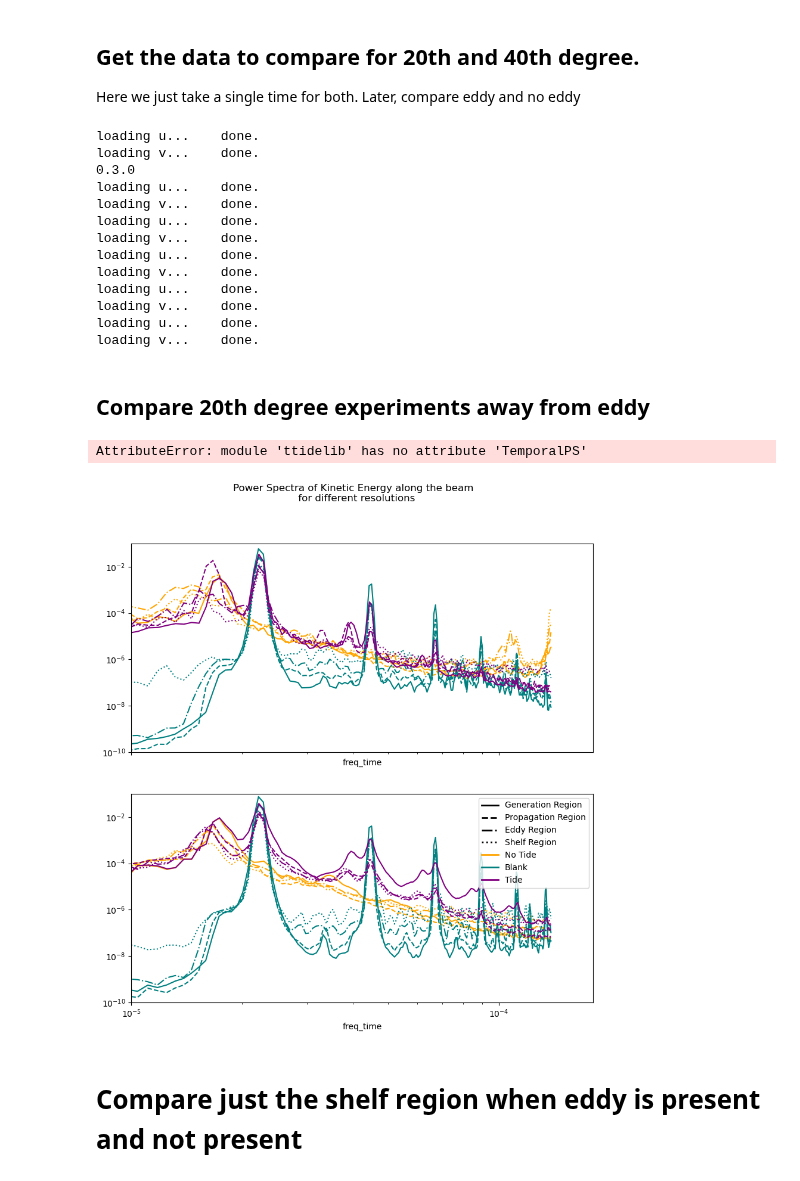
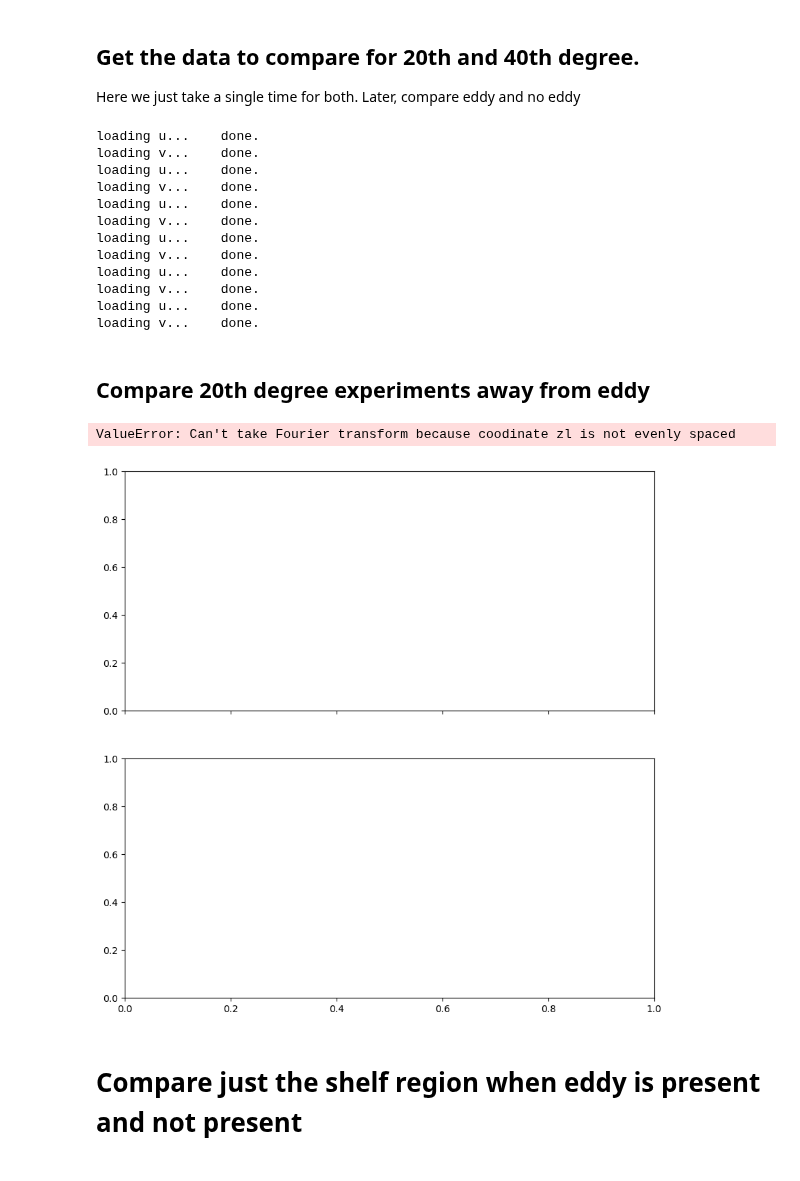
Before and after one commit to ashjbarnes/tasman-tides, a Jupyter notebook: notebooks/analysis/plot vertical spectra.ipynb, the cells around one changed output. Cells and saved outputs as stored; diff of their text form; code cells hidden in the pictures.

```diff
--- a/notebooks/analysis/plot vertical spectra.ipynb
+++ b/notebooks/analysis/plot vertical spectra.ipynb
@@ -85,13 +72,10 @@ ToCompare40 = {
         "time":20000
     }
 }
-
-data_20 = tt.FetchForKEPS(ToCompare20)
-data_40 = tt.FetchForKEPS(ToCompare40)
+## Makes dictionaries of all of the data needed to make overlaid spectral plots
+data_20 = tt.FetchForKEPS(ToCompare20,chunks = {"time":10,"zl":-1})
+data_40 = tt.FetchForKEPS(ToCompare40,chunks = {"time":10,"zl":-1})
 # %% [output]
-loading u...    done.
-loading v...    done.
-0.3.0
 loading u...    done.
 loading v...    done.
 loading u...    done.
@@ -102,43 +86,53 @@ loading u...    done.
 loading v...    done.
 loading u...    done.
 loading v...    done.
+loading u...    done.
+loading v...    done.
 # %% [markdown]
 ## Compare 20th degree experiments away from eddy
 # %%
 fig,ax = plt.subplots(2,1,figsize = (10,10),sharex=True)
 from matplotlib.lines import Line2D
 
 cmap = plt.get_cmap('Dark2')
 colours = ["orange","teal","purple"]
 
 legend_elements = [
     Line2D([0], [0], color="black", lw=2, label='Generation Region'),
     Line2D([0], [0], color="black", linestyle="dashed",lw=2, label='Propagation Region'),
     Line2D([0], [0], color="black", linestyle="dashdot",lw=2, label='Eddy Region'),
     Line2D([0], [0], color="black", linestyle="dotted",lw=2, label='Shelf Region'),
 ]
 
 for i,data in enumerate([data_20,data_40]):
     for j,d in enumerate(data):
         # Loop over each data selection
         KE = data[d]
-        tt.PlotKEPS(tt.SelectRegion(KE.isel(zl = slice(0,20)),"gen"),ax[i],colours[j])
-        tt.PlotKEPS(tt.SelectRegion(KE.isel(zl = slice(0,20)),"prop"),ax[i],colours[j],linestyle = "dashed")
-        tt.PlotKEPS(tt.SelectRegion(KE.isel(zl = slice(0,20)),"eddy"),ax[i],colours[j],linestyle = "dashdot")
-        tt.PlotKEPS(tt.SelectRegion(KE.isel(zl = slice(0,20)),"shelf"),ax[i],colours[j],linestyle = "dotted")
+        tt.PlotKEPS(
+            tt.SelectRegion(KE,"gen"),
+            ax[i],colours[j],dim = "zl")
+        tt.PlotKEPS(
+            tt.SelectRegion(KE,"prop"),
+            ax[i],colours[j],dim = "zl",linestyle = "dashed")
+        tt.PlotKEPS(
+            tt.SelectRegion(KE,"eddy"),
+            ax[i],colours[j],dim = "zl",linestyle = "dashdot")
+        tt.PlotKEPS(
+            tt.SelectRegion(KE,"shelf"),
+            ax[i],colours[j],dim = "zl",linestyle = "dotted")
         if i == 0:
             legend_elements.append(Line2D([0], [0], color=colours[j], lw=2, label=d.split(" 20")[0]))
 
-ax[0].set_xlim(1e-5,None)
-ax[0].set_ylim(1e-10,1e-1)
-ax[1].set_ylim(1e-10,1e-1)
+# ax[0].set_xlim(1e-5,None)
+# ax[0].set_ylim(1e-10,1e-1)
+# ax[1].set_ylim(1e-10,1e-1)
 ax[1].legend(handles=legend_elements,loc = "upper right")
 fig.suptitle("Power Spectra of Kinetic Energy along the beam \n for different resolutions")
-tt.TemporalPSTidyup(ax[0],"20th degree")
-tt.TemporalPSTidyup(ax[1],"40th degree")
+# tt.TemporalPSTidyup(ax[0],"20th degree")
+# tt.TemporalPSTidyup(ax[1],"40th degree")
 # %% [output]
-AttributeError: module 'ttidelib' has no attribute 'TemporalPS'
+ValueError: Can't take Fourier transform because coodinate zl is not evenly spaced
-[figure, old version]
+[figure, new version]
 # %% [markdown]
 # Compare just the shelf region when eddy is present and not present
 # %%
```
Also changed, not shown: parts of 5 cells of this notebook, 10 other files.
